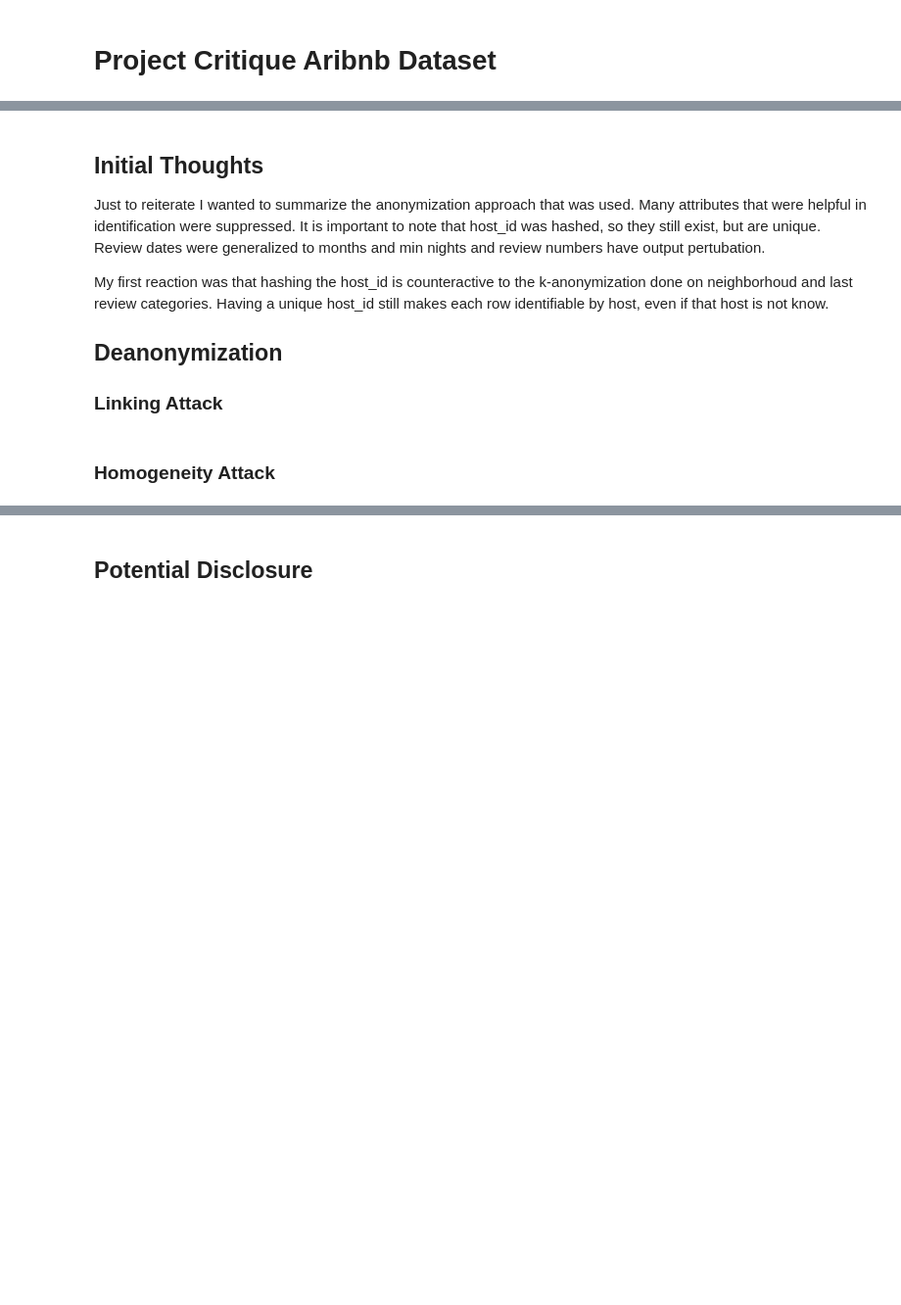
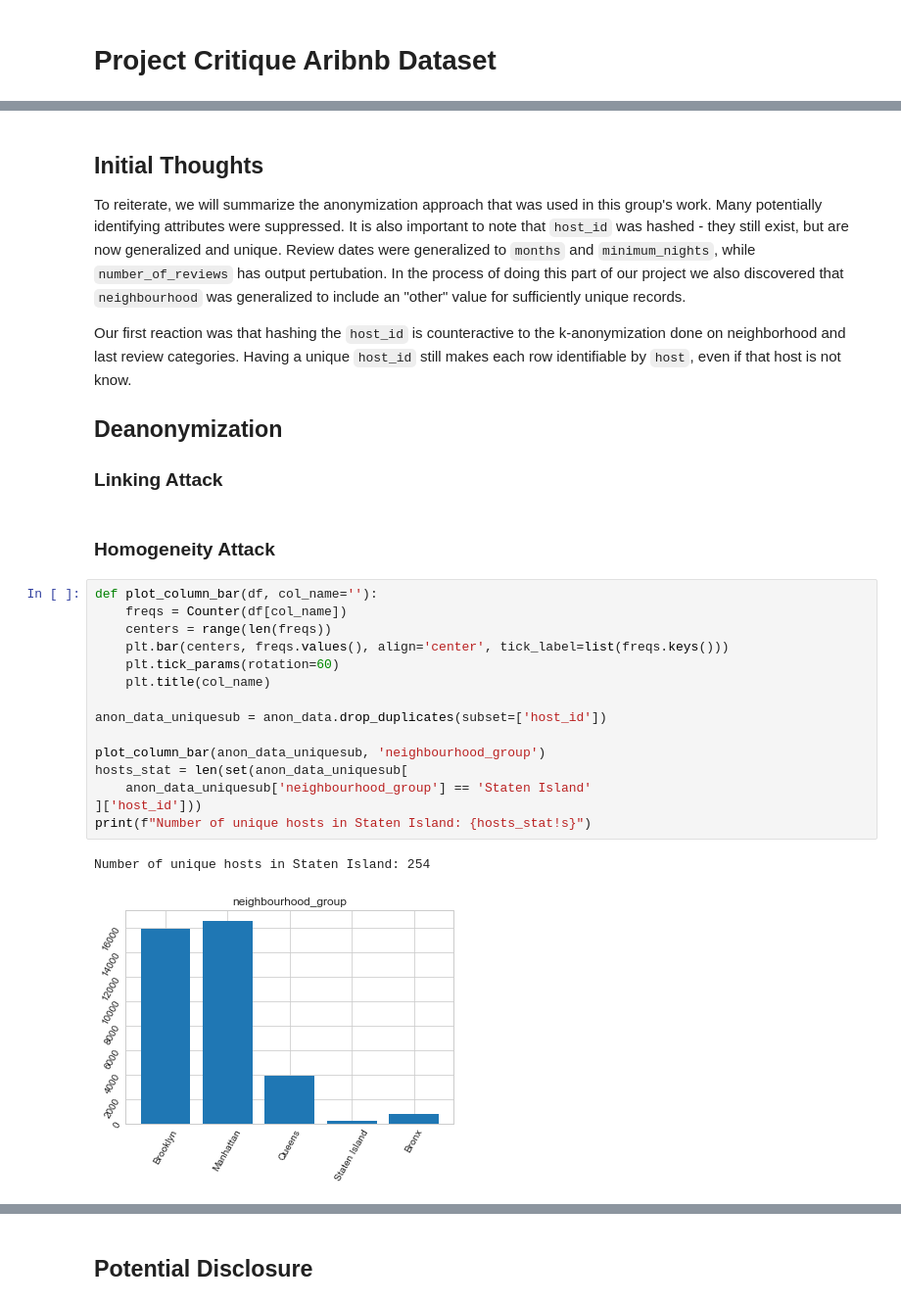
Before and after one commit to bevvvvv/DS300Project, a Jupyter notebook: Dicicco_Sepich/ProjectCritiqueDiciccoSepich.ipynb, the cells around one changed output, grey strips where cells are left out. Shown at 98% size. Drawn from its saved outputs; the diff is of its cells as text; blank space fills up the shorter version.

```diff
--- a/Dicicco_Sepich/ProjectCritiqueDiciccoSepich.ipynb
+++ b/Dicicco_Sepich/ProjectCritiqueDiciccoSepich.ipynb
@@ -31,12 +30,30 @@ anon_data.head()
 # %% [markdown]
 ## Initial Thoughts
 
-Just to reiterate I wanted to summarize the anonymization approach that was used. Many attributes that were helpful in identification were suppressed. It is important to note that host_id was hashed, so they still exist, but are unique. Review dates were generalized to months and min nights and review numbers have output pertubation.
+To reiterate, we will summarize the anonymization approach that was used in this group's work. Many potentially identifying attributes were suppressed. It is also important to note that `host_id` was hashed - they still exist, but are now generalized and unique. Review dates were generalized to `months` and `minimum_nights`, while `number_of_reviews` has output pertubation. In the process of doing this part of our project we also discovered that `neighbourhood` was generalized to include an "other" value for sufficiently unique records.
 
-My first reaction was that hashing the host_id is counteractive to the k-anonymization done on neighborhoud and last review categories. Having a unique host_id still makes each row identifiable by host, even if that host is not know.
+Our first reaction was that hashing the `host_id` is counteractive to the k-anonymization done on neighborhood and last review categories. Having a unique `host_id` still makes each row identifiable by `host`, even if that host is not know.
 
 ## Deanonymization
 
 ### Linking Attack
 # %% [markdown]
 ### Homogeneity Attack
+# %%
+def plot_column_bar(df, col_name=''):
+    freqs = Counter(df[col_name])
+    centers = range(len(freqs))
+    plt.bar(centers, freqs.values(), align='center', tick_label=list(freqs.keys()))
+    plt.tick_params(rotation=60)
+    plt.title(col_name)
+
+anon_data_uniquesub = anon_data.drop_duplicates(subset=['host_id'])
+
+plot_column_bar(anon_data_uniquesub, 'neighbourhood_group')
+hosts_stat = len(set(anon_data_uniquesub[
+    anon_data_uniquesub['neighbourhood_group'] == 'Staten Island'
+]['host_id']))
+print(f"Number of unique hosts in Staten Island: {hosts_stat!s}")
+# %% [output]
+Number of unique hosts in Staten Island: 254
+[figure, added]
```
Also changed, not shown: parts of 11 cells of this notebook.
